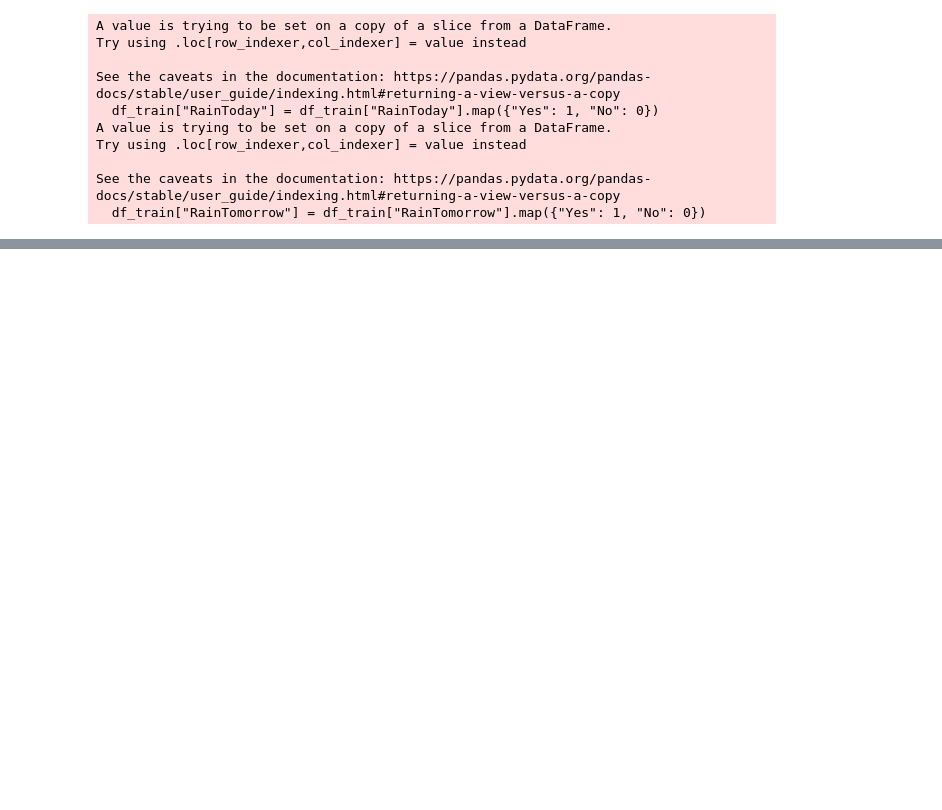
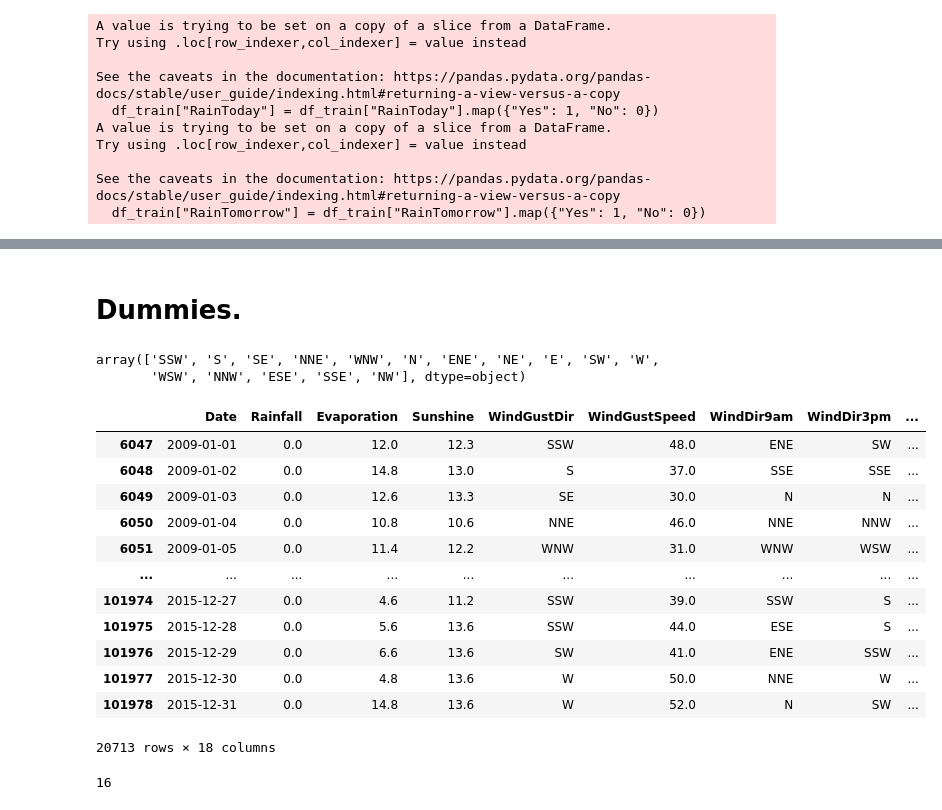
Before and after one commit to franciscoryb1/AA1-TUIA-RodriguezYBarros, a Jupyter notebook: tp.ipynb, the cells around one changed output, grey strips where cells are left out. Drawn from its saved outputs; the diff is of its cells as text; code cells hidden in the pictures; blank space fills up the shorter version.

```diff
--- a/tp.ipynb
+++ b/tp.ipynb
@@ -496,0 +703,3 @@ See the caveats in the documentation: https://pandas.pydata.org/pandas-docs/stab
+# %%
+df_train["Temp_Difference"] = df_train["Temp9am"] - df_train["Temp3pm"]
+df_train.drop(["Temp9am", "Temp3pm"], axis=1, inplace=True)
@@ -496,0 +718,3 @@ See the caveats in the documentation: https://pandas.pydata.org/pandas-docs/stab
+# %%
+df_train["Dif_Temp_Min_Max"] = df_train["MinTemp"] - df_train["MaxTemp"]
+df_train.drop(["MinTemp", "MaxTemp"], axis=1, inplace=True)
@@ -500,3 +734,17 @@ Variables: RainToday y RainTomorrow
 La columna 'RainToday' y 'RainTomorrow' tienen valores 'Yes' 'No' por lo que los mapeo a 1 para 'Yes' y 0 para 'No'.
 
 Luego relleno los valores nulos con la Moda agrupando por dia.
+# %%
+moda_RainToday = df_train.groupby("Date")["RainToday"].transform(
+    lambda x: x.mode().iloc[0] if not x.mode().empty else None
+)
+df_train["RainToday"] = df_train["RainToday"].fillna(moda_RainToday)
+
+moda_RainTomorrow = df_train.groupby("Date")["RainTomorrow"].transform(
+    lambda x: x.mode().iloc[0] if not x.mode().empty else None
+)
+df_train["RainTomorrow"] = df_train["RainTomorrow"].fillna(moda_RainTomorrow)
+
+df_train["RainfallTomorrow"] = df_train.groupby(df_train["Date"].dt.day)[
+    "RainfallTomorrow"
+].transform(lambda x: x.fillna(x.median()))
@@ -514,6 +786,3 @@ Try using .loc[row_indexer,col_indexer] = value instead
 
 See the caveats in the documentation: https://pandas.pydata.org/pandas-docs/stable/user_guide/indexing.html#returning-a-view-versus-a-copy
   df_train["RainTomorrow"] = df_train["RainTomorrow"].map({"Yes": 1, "No": 0})
-# %%
-df_train['RainToday'] = df_train.groupby(df_train['Date'].dt.day)['RainToday'].transform(lambda x: x.fillna(x.mode()))
-df_train['RainTomorrow'] = df_train.groupby(df_train['Date'].dt.day)['RainTomorrow'].transform(lambda x: x.fillna(x.mode()))
@@ -550 +810,46 @@ Bimestre              0
 dtype: int64
+# %% [markdown]
+# Dummies.
+# %%
+df_train["WindGustDir"].unique()
+# %% [output]
+array(['SSW', 'S', 'SE', 'NNE', 'WNW', 'N', 'ENE', 'NE', 'E', 'SW', 'W',
+       'WSW', 'NNW', 'ESE', 'SSE', 'NW'], dtype=object)
+# %%
+df_train
+# %% [output]
+|  | Date | Rainfall | Evaporation | Sunshine | WindGustDir | WindGustSpeed | WindDir9am | WindDir3pm | ... |
+| 6047 | 2009-01-01 | 0.0 | 12.0 | 12.3 | SSW | 48.0 | ENE | SW | ... |
+| 6048 | 2009-01-02 | 0.0 | 14.8 | 13.0 | S | 37.0 | SSE | SSE | ... |
+| 6049 | 2009-01-03 | 0.0 | 12.6 | 13.3 | SE | 30.0 | N | N | ... |
+| 6050 | 2009-01-04 | 0.0 | 10.8 | 10.6 | NNE | 46.0 | NNE | NNW | ... |
+| 6051 | 2009-01-05 | 0.0 | 11.4 | 12.2 | WNW | 31.0 | WNW | WSW | ... |
+| ... | ... | ... | ... | ... | ... | ... | ... | ... | ... |
+| 101974 | 2015-12-27 | 0.0 | 4.6 | 11.2 | SSW | 39.0 | SSW | S | ... |
+| 101975 | 2015-12-28 | 0.0 | 5.6 | 13.6 | SSW | 44.0 | ESE | S | ... |
+| 101976 | 2015-12-29 | 0.0 | 6.6 | 13.6 | SW | 41.0 | ENE | SSW | ... |
+| 101977 | 2015-12-30 | 0.0 | 4.8 | 13.6 | W | 50.0 | NNE | W | ... |
+| 101978 | 2015-12-31 | 0.0 | 14.8 | 13.6 | W | 52.0 | N | SW | ... |
+20713 rows × 18 columns
+# %%
+orien = [
+    "SSW",
+    "S",
+    "SE",
+    "NNE",
+    "WNW",
+    "N",
+    "ENE",
+    "NE",
+    "E",
+    "SW",
+    "W",
+    "WSW",
+    "NNW",
+    "ESE",
+    "SSE",
+    "NW",
+]
+print(len(orien))
+# %% [output]
+16
```
Also changed, not shown: parts of 98 cells of this notebook, 1 other file.
